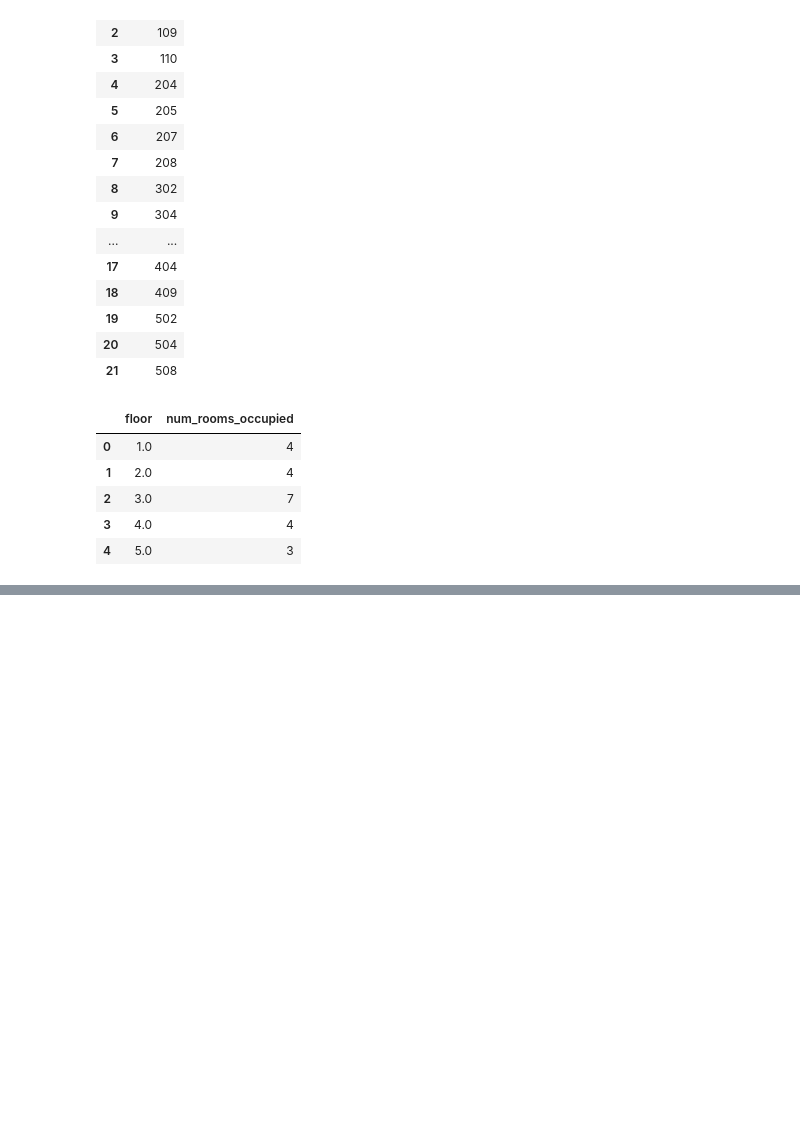
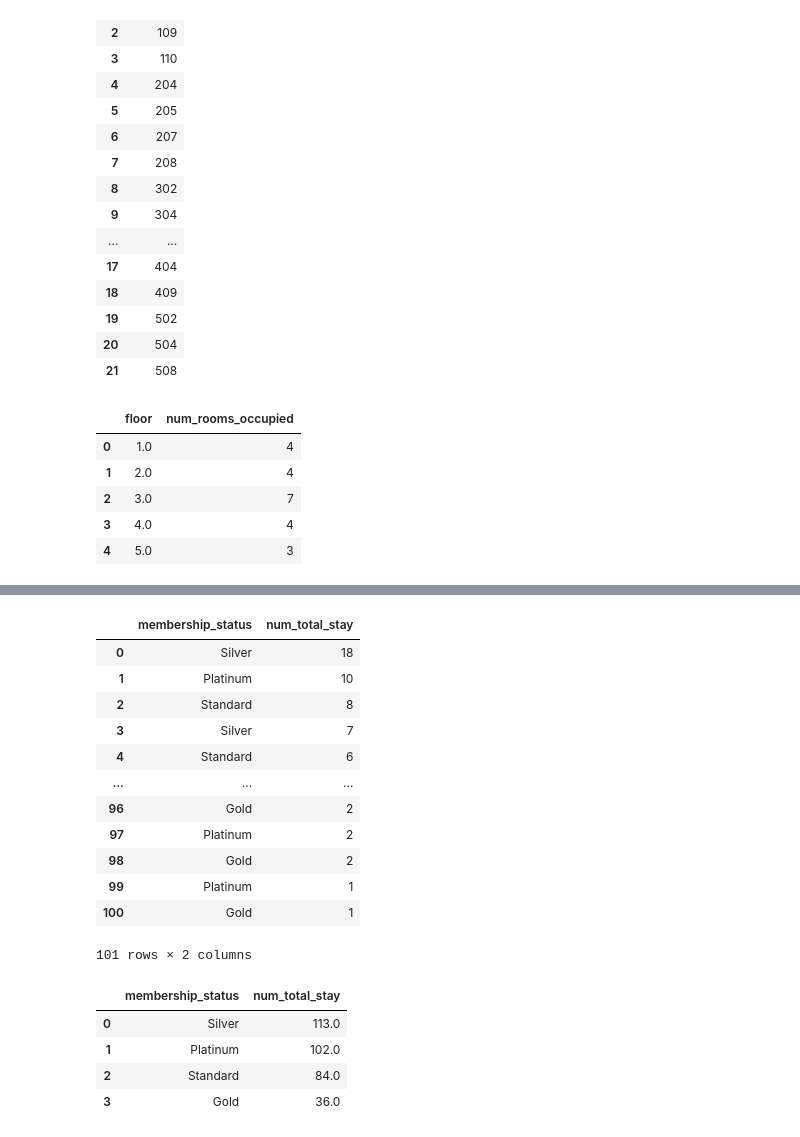
Before and after one commit to Chinaza-AhamNeze/Launch-Project-2, a Jupyter notebook: mySQLWorkbench.ipynb, the cells around one changed output, grey strips where cells are left out. Drawn from its saved outputs; the diff is of its cells as text; code cells hidden in the pictures; blank space fills up the shorter version.

```diff
--- a/mySQLWorkbench.ipynb
+++ b/mySQLWorkbench.ipynb
@@ -183,0 +229,41 @@ result_df_6
+# %%
+query7 = """
+SELECT membership_status, DATEDIFF(check_out_date, check_in_date) as num_total_stay
+FROM Reservations
+JOIN Guests ON Reservations.guest_id = Guests.Guest_ID
+ORDER BY num_total_stay DESC;
+
+"""
+result_df_7 = pd.read_sql(query7, con=connection)
+display(result_df_7)
+
+query8 = """
+SELECT membership_status, SUM(DATEDIFF(check_out_date, check_in_date)) as num_total_stay
+FROM Reservations
+JOIN Guests ON Reservations.guest_id = Guests.Guest_ID
+GROUP BY membership_status
+ORDER BY num_total_stay DESC;
+
+"""
+
+result_df_8 = pd.read_sql(query8, con=connection)
+display(result_df_8)
+# %% [output]
+|  | membership_status | num_total_stay |
+| 0 | Silver | 18 |
+| 1 | Platinum | 10 |
+| 2 | Standard | 8 |
+| 3 | Silver | 7 |
+| 4 | Standard | 6 |
+| ... | ... | ... |
+| 96 | Gold | 2 |
+| 97 | Platinum | 2 |
+| 98 | Gold | 2 |
+| 99 | Platinum | 1 |
+| 100 | Gold | 1 |
+101 rows × 2 columns
+|  | membership_status | num_total_stay |
+| 0 | Silver | 113.0 |
+| 1 | Platinum | 102.0 |
+| 2 | Standard | 84.0 |
+| 3 | Gold | 36.0 |
```
Also changed, not shown: parts of 3 cells of this notebook.
